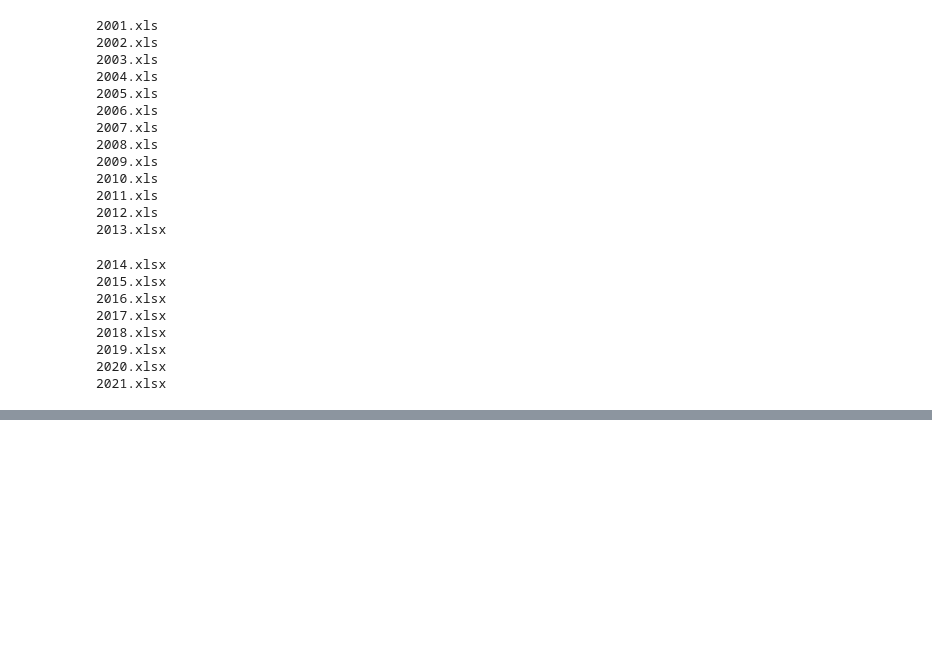
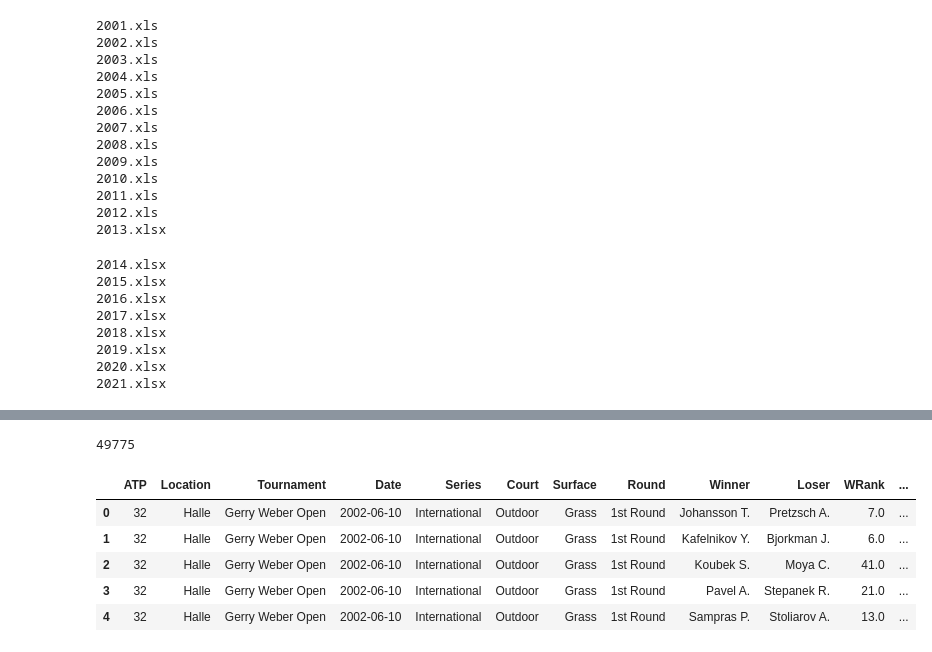
Before and after one commit to rielaben/Tennis_Modeling, a Jupyter notebook: data_aggregating.ipynb, the cells around one changed output, grey strips where cells are left out. Saved outputs shown, nothing was run; the diff lists cells and outputs as text; code cells hidden in the pictures; blank space fills up the shorter version.

```diff
--- a/data_aggregating.ipynb
+++ b/data_aggregating.ipynb
@@ -104,0 +104,3 @@ tennis_df
+# %%
+# dropping all na's because the only NA's were in B365 and in rank - can't run model without either of these
+tennis_df = tennis_df.dropna()
@@ -104,0 +130,4 @@ tennis_df
+# %%
+len(tennis_df)
+# %% [output]
+49775
@@ -104,0 +136,9 @@ tennis_df
+# %%
+tennis_df.head()
+# %% [output]
+|  | ATP | Location | Tournament | Date | Series | Court | Surface | Round | Winner | Loser | WRank | ... |
+| 0 | 32 | Halle | Gerry Weber Open | 2002-06-10 | International | Outdoor | Grass | 1st Round | Johansson T. | Pretzsch A. | 7.0 | ... |
+| 1 | 32 | Halle | Gerry Weber Open | 2002-06-10 | International | Outdoor | Grass | 1st Round | Kafelnikov Y. | Bjorkman J. | 6.0 | ... |
+| 2 | 32 | Halle | Gerry Weber Open | 2002-06-10 | International | Outdoor | Grass | 1st Round | Koubek S. | Moya C. | 41.0 | ... |
+| 3 | 32 | Halle | Gerry Weber Open | 2002-06-10 | International | Outdoor | Grass | 1st Round | Pavel A. | Stepanek R. | 21.0 | ... |
+| 4 | 32 | Halle | Gerry Weber Open | 2002-06-10 | International | Outdoor | Grass | 1st Round | Sampras P. | Stoliarov A. | 13.0 | ... |
```
Also changed, not shown: parts of 31 cells of this notebook, 2 other files.
